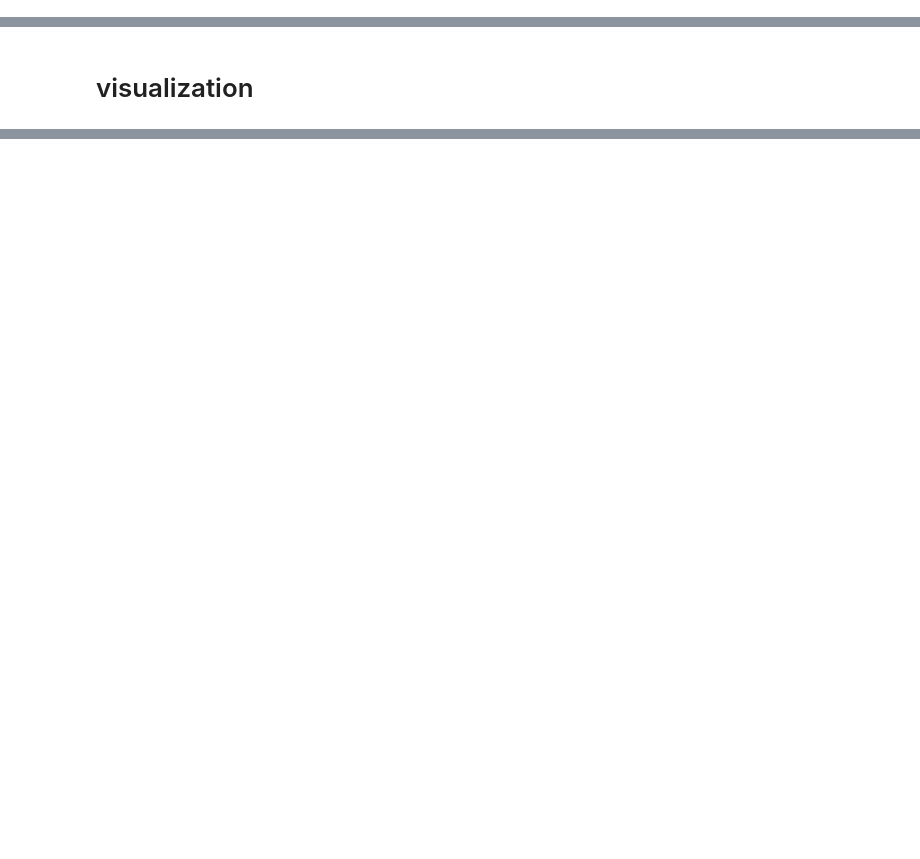
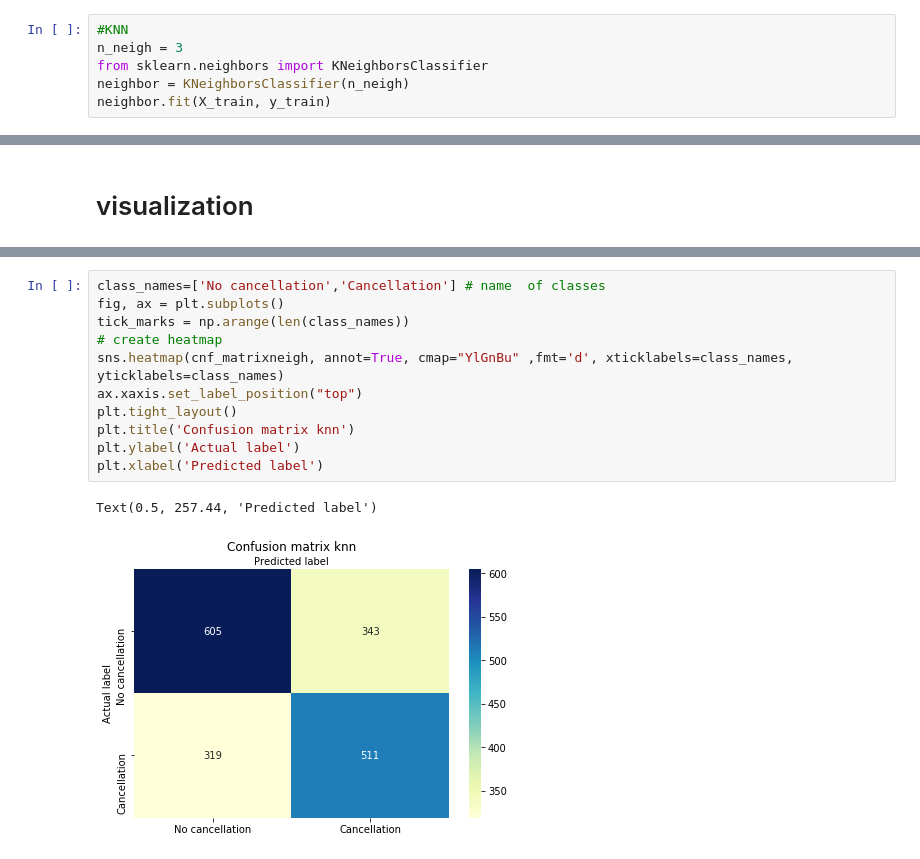
Before and after one commit to PrathnaPel/data-mining-final, a Jupyter notebook: TaxiCancellationFinal.ipynb, the cells around one changed output, grey strips where cells are left out. Cells and saved outputs as stored; diff of their text form; blank space fills up the shorter version.

```diff
--- a/TaxiCancellationFinal.ipynb
+++ b/TaxiCancellationFinal.ipynb
@@ -155,0 +341,6 @@ gaus.fit(X, y)
+# %%
+#KNN
+n_neigh = 3
+from sklearn.neighbors import KNeighborsClassifier
+neighbor = KNeighborsClassifier(n_neigh)
+neighbor.fit(X_train, y_train)
@@ -170,0 +468,14 @@ y_pred_gaus= gaus.predict(X_test)
+# %%
+class_names=['No cancellation','Cancellation'] # name  of classes
+fig, ax = plt.subplots()
+tick_marks = np.arange(len(class_names))
+# create heatmap
+sns.heatmap(cnf_matrixneigh, annot=True, cmap="YlGnBu" ,fmt='d', xticklabels=class_names, yticklabels=class_names)
+ax.xaxis.set_label_position("top")
+plt.tight_layout()
+plt.title('Confusion matrix knn')
+plt.ylabel('Actual label')
+plt.xlabel('Predicted label')
+# %% [output]
+Text(0.5, 257.44, 'Predicted label')
+[figure, added]
```
Also changed, not shown: parts of 47 cells of this notebook, 2 other files.
